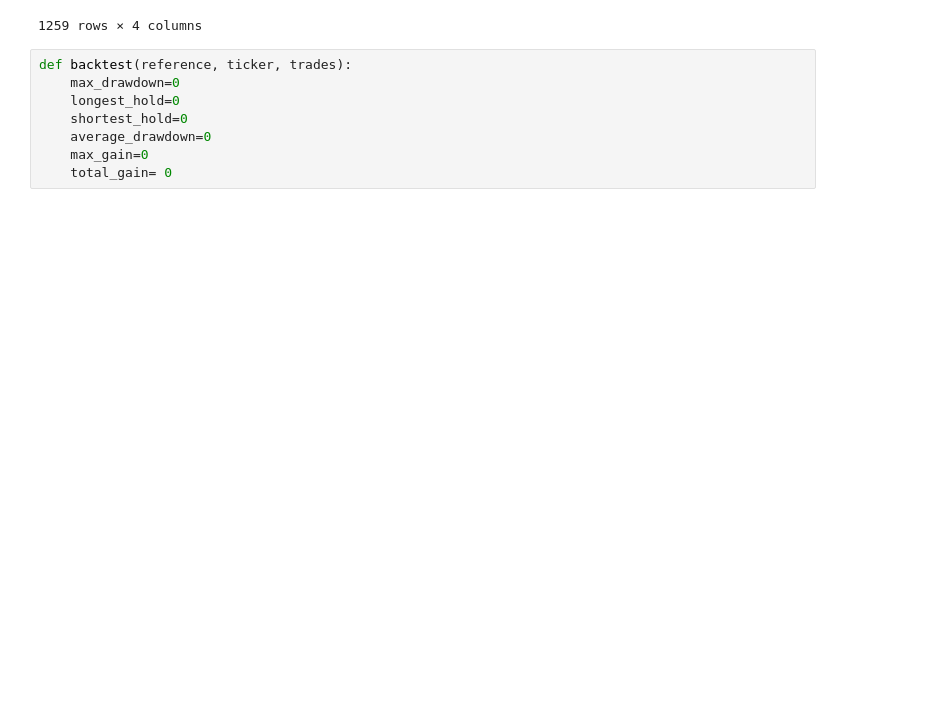
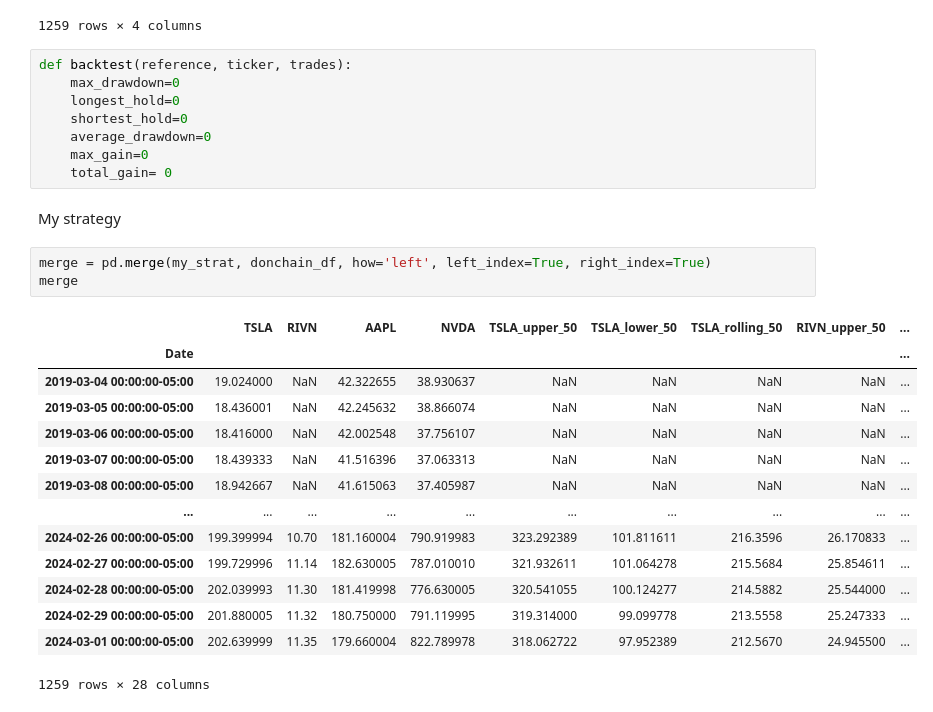
Before and after one commit to mglaz/mail_stock_news, a Jupyter notebook: backtesting.ipynb, the cells around one changed output. Cells and saved outputs as stored; diff of their text form; blank space fills up the shorter version.

```diff
--- a/backtesting.ipynb
+++ b/backtesting.ipynb
@@ -126,3 +126,23 @@ def backtest(reference, ticker, trades):
     average_drawdown=0
     max_gain=0
     total_gain= 0
+# %% [markdown]
+My strategy
+# %%
+merge = pd.merge(my_strat, donchain_df, how='left', left_index=True, right_index=True)
+merge
+# %% [output]
+|  | TSLA | RIVN | AAPL | NVDA | TSLA_upper_50 | TSLA_lower_50 | TSLA_rolling_50 | RIVN_upper_50 | ... |
+| Date |  |  |  |  |  |  |  |  | ... |
+| 2019-03-04 00:00:00-05:00 | 19.024000 | NaN | 42.322655 | 38.930637 | NaN | NaN | NaN | NaN | ... |
+| 2019-03-05 00:00:00-05:00 | 18.436001 | NaN | 42.245632 | 38.866074 | NaN | NaN | NaN | NaN | ... |
+| 2019-03-06 00:00:00-05:00 | 18.416000 | NaN | 42.002548 | 37.756107 | NaN | NaN | NaN | NaN | ... |
+| 2019-03-07 00:00:00-05:00 | 18.439333 | NaN | 41.516396 | 37.063313 | NaN | NaN | NaN | NaN | ... |
+| 2019-03-08 00:00:00-05:00 | 18.942667 | NaN | 41.615063 | 37.405987 | NaN | NaN | NaN | NaN | ... |
+| ... | ... | ... | ... | ... | ... | ... | ... | ... | ... |
+| 2024-02-26 00:00:00-05:00 | 199.399994 | 10.70 | 181.160004 | 790.919983 | 323.292389 | 101.811611 | 216.3596 | 26.170833 | ... |
+| 2024-02-27 00:00:00-05:00 | 199.729996 | 11.14 | 182.630005 | 787.010010 | 321.932611 | 101.064278 | 215.5684 | 25.854611 | ... |
+| 2024-02-28 00:00:00-05:00 | 202.039993 | 11.30 | 181.419998 | 776.630005 | 320.541055 | 100.124277 | 214.5882 | 25.544000 | ... |
+| 2024-02-29 00:00:00-05:00 | 201.880005 | 11.32 | 180.750000 | 791.119995 | 319.314000 | 99.099778 | 213.5558 | 25.247333 | ... |
+| 2024-03-01 00:00:00-05:00 | 202.639999 | 11.35 | 179.660004 | 822.789978 | 318.062722 | 97.952389 | 212.5670 | 24.945500 | ... |
+1259 rows × 28 columns
```
Also changed, not shown: parts of 11 cells of this notebook.
